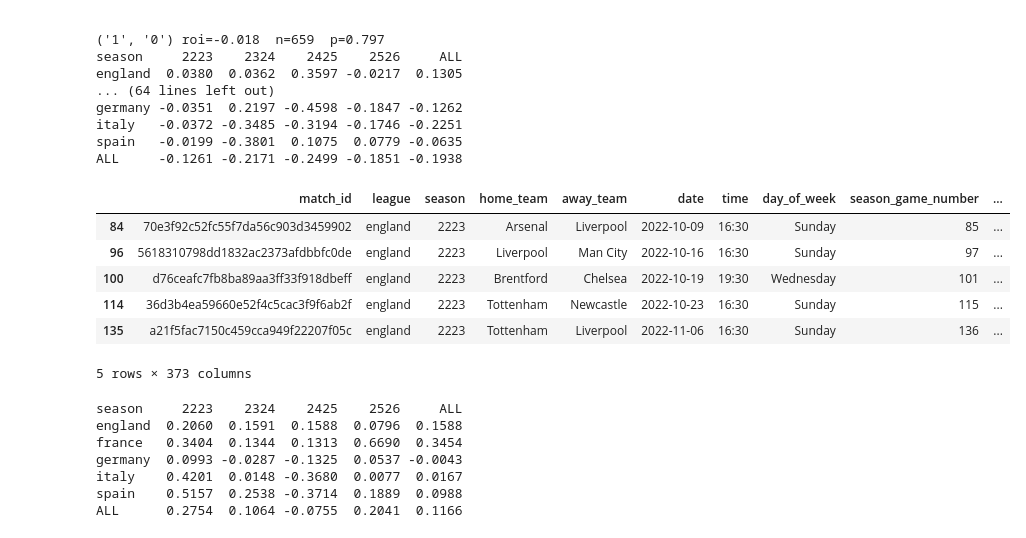
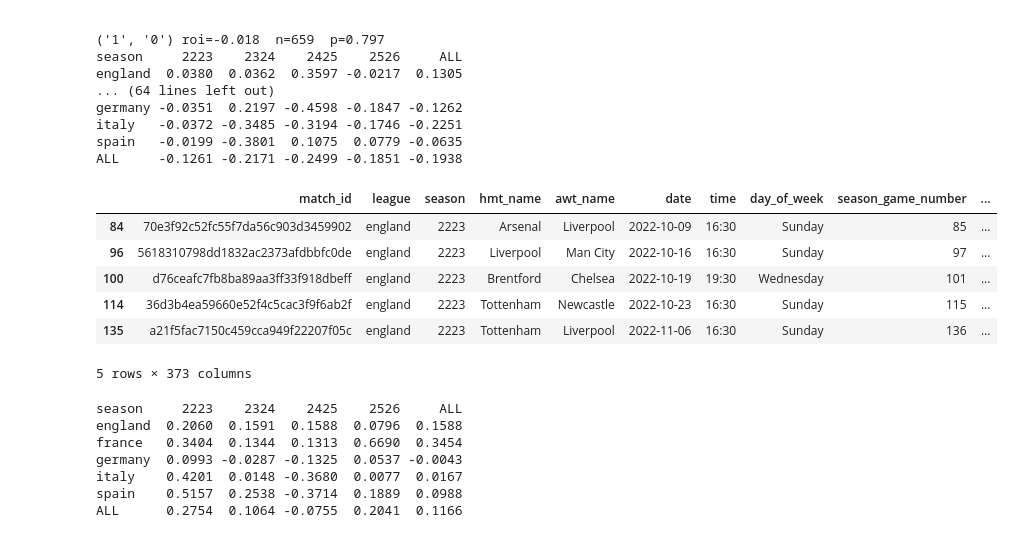
Before and after one commit to chrisreglinski/frame, a Jupyter notebook: 03_notebooks/goals_foragst_scatter_groups.ipynb, the cells around one changed output. Drawn from its saved outputs; the diff is of its cells as text; code cells hidden in the pictures.

```diff
--- a/03_notebooks/goals_foragst_scatter_groups.ipynb
+++ b/03_notebooks/goals_foragst_scatter_groups.ipynb
@@ -86,9 +86,9 @@ final.groupby(['league', 'season_goals_agst_cat3q']).size().unstack()[['high','m
 | italy | 18 | 26 | 36 |
 | spain | 15 | 30 | 35 |
 # %%
-sub = abt[abt['homet_game_number'] > 8]
-cols = ['homet_season_goals_for_cat2m', 'homet_season_goals_agst_cat2m',
-        'awayt_season_goals_for_cat2m', 'awayt_season_goals_agst_cat2m']
+sub = abt[abt['hmt_game_number'] > 8]
+cols = ['hmt_season_goals_for_cat2m', 'hmt_season_goals_agst_cat2m',
+        'awt_season_goals_for_cat2m', 'awt_season_goals_agst_cat2m']
 
 groups = {k: g for k, g in sub.groupby(cols)}
 results = {k: portfolio_roi(g['mrkt_draw_impl'], g['t_draw_flg']) for k, g in groups.items()}
@@ -288,10 +288,10 @@ italy   -0.0372 -0.3485 -0.3194 -0.1746 -0.2251
 spain   -0.0199 -0.3801  0.1075  0.0779 -0.0635
 ALL     -0.1261 -0.2171 -0.2499 -0.1851 -0.1938
 # %%
-g = sub[(sub['homet_km'] == '0') & (sub['awayt_km'] == '0')]
+g = sub[(sub['hmt_km'] == '0') & (sub['awt_km'] == '0')]
 g.head()
 # %% [output]
-|  | match_id | league | season | home_team | away_team | date | time | day_of_week | season_game_number | ... |
+|  | match_id | league | season | hmt_name | awt_name | date | time | day_of_week | season_game_number | ... |
 | 84 | 70e3f92c52fc55f7da56c903d3459902 | england | 2223 | Arsenal | Liverpool | 2022-10-09 | 16:30 | Sunday | 85 | ... |
 | 96 | 5618310798dd1832ac2373afdbbfc0de | england | 2223 | Liverpool | Man City | 2022-10-16 | 16:30 | Sunday | 97 | ... |
 | 100 | d76ceafc7fb8ba89aa3ff33f918dbeff | england | 2223 | Brentford | Chelsea | 2022-10-19 | 19:30 | Wednesday | 101 | ... |
```
Also changed, not shown: parts of 4 cells of this notebook, 17 other files.
